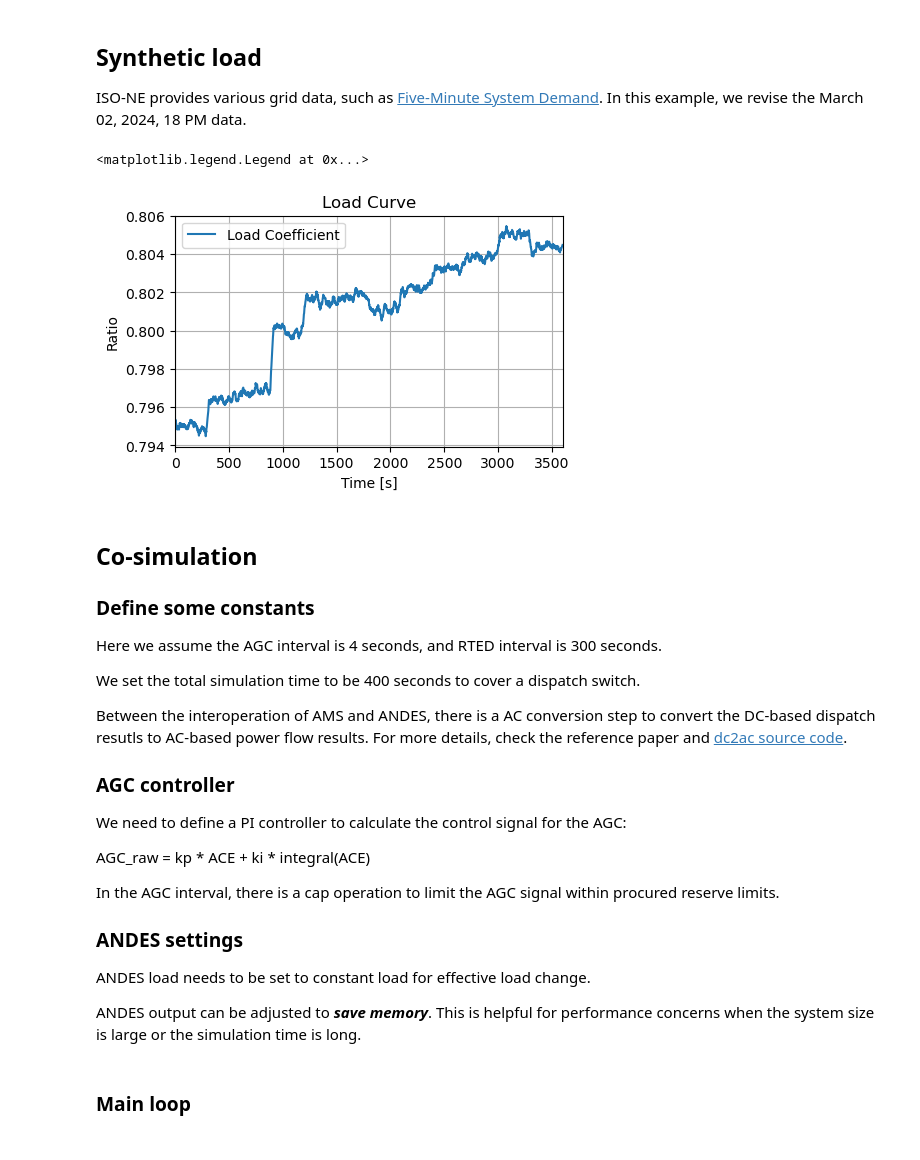
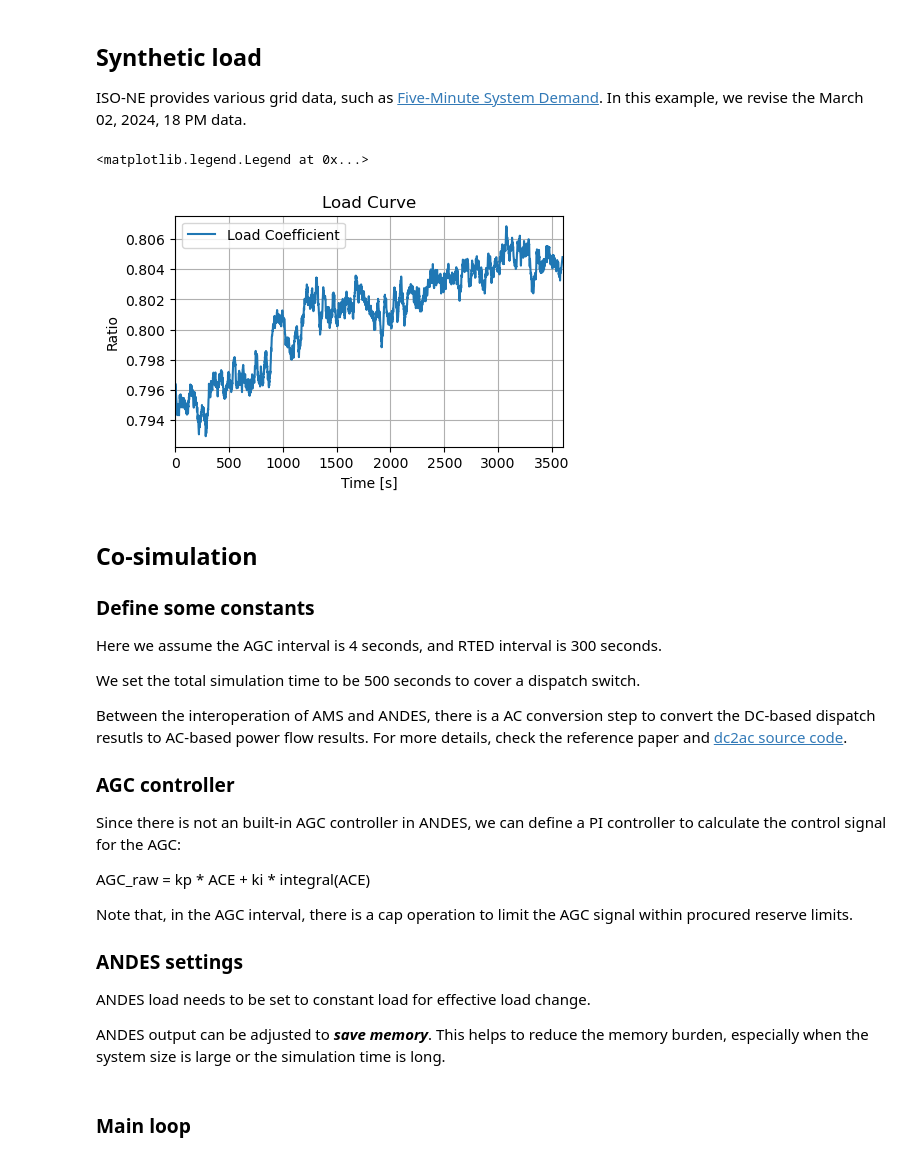
Before and after one commit to CURENT/ams, a Jupyter notebook: examples/demonstration/demo_AGC.ipynb, the cells around one changed output. Saved outputs shown, nothing was run; the diff lists cells and outputs as text; code cells hidden in the pictures.

```diff
--- a/examples/demonstration/demo_AGC.ipynb
+++ b/examples/demonstration/demo_AGC.ipynb
@@ -100,35 +100,35 @@ load_range = 0.8 + 0.01 * ((load_isone - load_mid) / (load_max - load_min))
 load_scale_base = np.repeat(load_range, 300)
 
 np.random.seed(2024)  # Set random seed for reproducibility
-random_bias = np.random.normal(loc=0, scale=0.001,
+random_bias = np.random.normal(loc=0, scale=0.004,
                                size=len(load_scale_base))
 
 # Add noise to the load as random ACE
 load_coeff = load_scale_base + random_bias
 
 # Apply the filter to load_coeff
 load_coeff = scipy.signal.savgol_filter(load_coeff, 30, 1)
 
 # NOTE: force the first 2 points to be the same as first interval average
 load_coeff[0:2] = load_coeff[0:300].mean()
 
 # average load every N points, for RTED dispatch
 load_coeff_avg = load_coeff.reshape(-1, 300).mean(axis=1)
 
 fig_load, ax_load = plt.subplots(figsize=(5, 3), dpi=100)
 
 ax_load.plot(range(len(load_coeff)), load_coeff,
              label='Load Coefficient')
 
 ax_load.set_xlim([0, 3600])
 ax_load.set_xlabel('Time [s]')
 ax_load.set_ylabel('Ratio')
 ax_load.set_title('Load Curve')
 ax_load.grid(True)
 ax_load.legend()
 # %% [output]
 <matplotlib.legend.Legend at 0x...>
-[figure, old version]
+[figure, new version]
 # %% [markdown]
 ## Co-simulation
 
@@ -136,23 +136,23 @@ ax_load.legend()
 
 Here we assume the AGC interval is 4 seconds, and RTED interval is 300 seconds.
 
-We set the total simulation time to be 400 seconds to cover a dispatch switch.
+We set the total simulation time to be 500 seconds to cover a dispatch switch.
 
 Between the interoperation of AMS and ANDES, there is a AC conversion step to convert the DC-based dispatch resutls to AC-based power flow results.
 For more details, check the reference paper and [dc2ac source code](https://github.com/CURENT/ams/blob/61f7907435092886a1c3175151a17527c64c1db9/ams/routines/rted.py#L184).
 
 ### AGC controller
 
-We need to define a PI controller to calculate the control signal for the AGC:
+Since there is not an built-in AGC controller in ANDES, we can define a PI controller to calculate the control signal for the AGC:
 
 AGC_raw = kp * ACE + ki * integral(ACE)
 
-In the AGC interval, there is a cap operation to limit the AGC signal within procured reserve limits.
+Note that, in the AGC interval, there is a cap operation to limit the AGC signal within procured reserve limits.
 
 ### ANDES settings
 
 ANDES load needs to be set to constant load for effective load change.
 
-ANDES output can be adjusted to ***save memory***. This is helpful for performance concerns when the system size is large or the simulation time is long.
+ANDES output can be adjusted to ***save memory***. This helps to reduce the memory burden, especially when the system size is large or the simulation time is long.
 # %%
 # --- time constants ---
```
Also changed, not shown: parts of 10 cells of this notebook.
